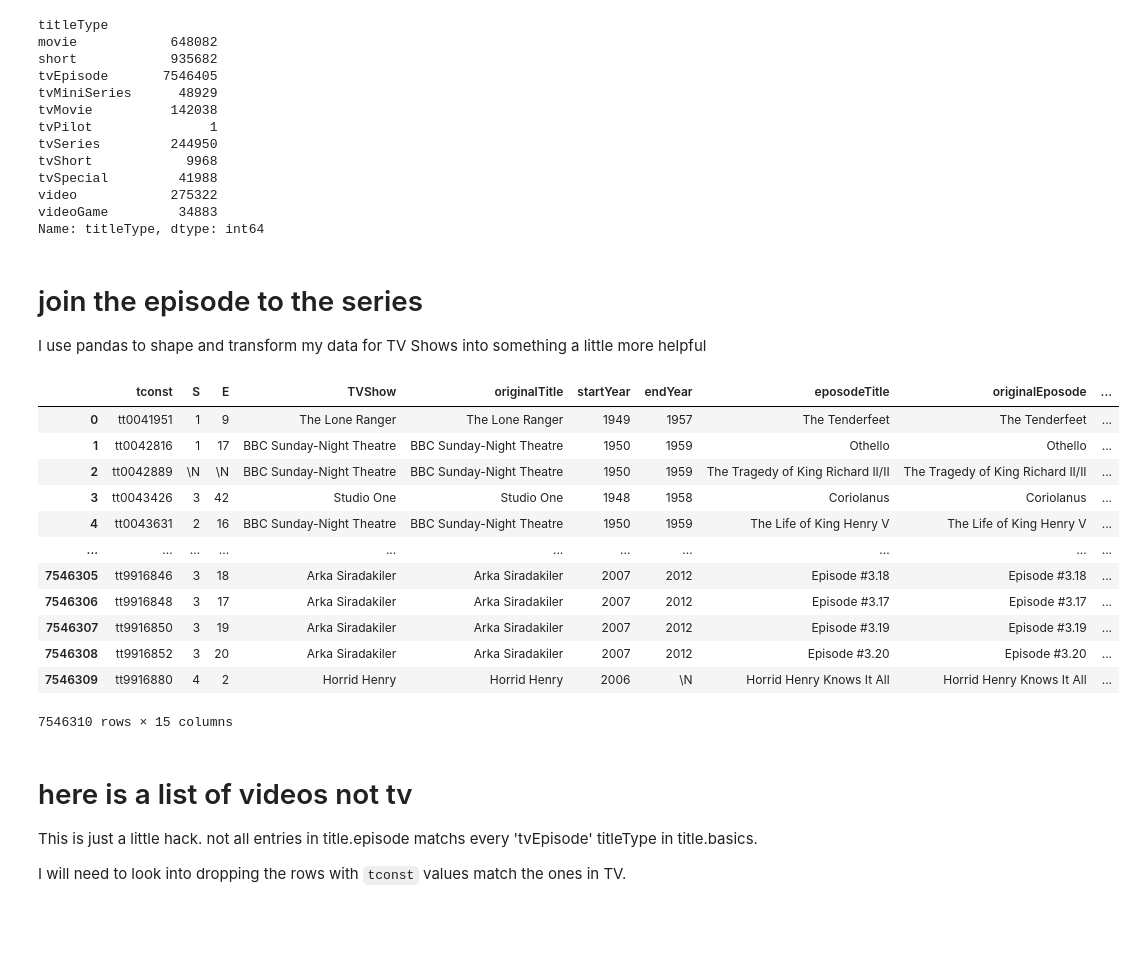
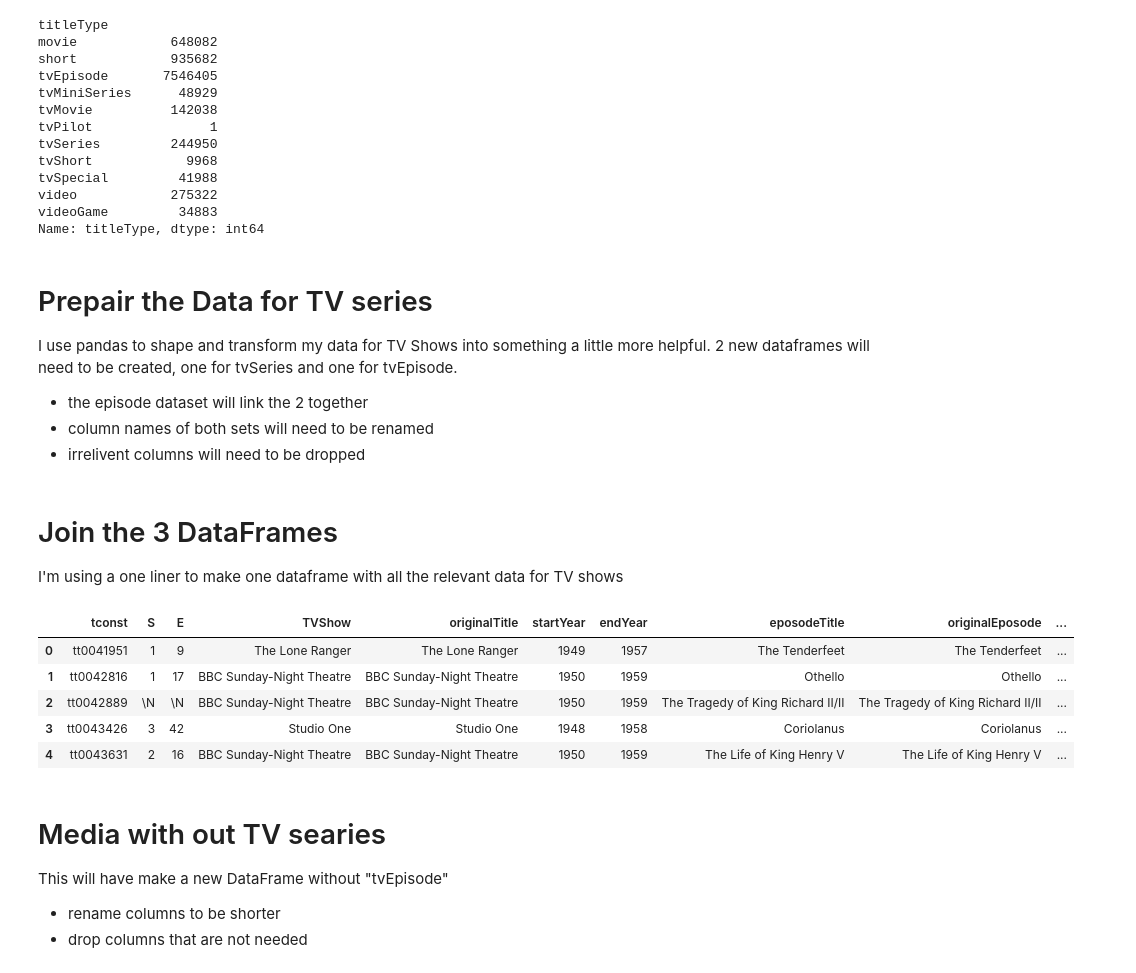
Before and after one commit to salamcast/IMDBnotebooks-DataAnalysis, a Jupyter notebook: imdb-data-pandas-playground.ipynb, the cells around one changed output. Drawn from its saved outputs; the diff is of its cells as text; code cells hidden in the pictures; blank space fills up the shorter version.

````diff
--- a/imdb-data-pandas-playground.ipynb
+++ b/imdb-data-pandas-playground.ipynb
@@ -30,2 +39,2 @@ crew_file = "/kaggle/input/imdb-basic-dataset/title.crew.tsv/data.tsv"
 # %%
-basics = pd.read_csv(tbasics_file, sep='\t')
+basics = pd.read_csv(tbasics_file, sep='\t', low_memory=False)
@@ -66,39 +77,39 @@ video            275322
 videoGame         34883
 Name: titleType, dtype: int64
 # %% [markdown]
-# join the episode to the series
+# Prepair the Data for TV series
 
-I use pandas to shape and transform my data for TV Shows into something a little more helpful
+I use pandas to shape and transform my data for TV Shows into something a little more helpful. 2 new dataframes will need to be created, one for tvSeries and one for tvEpisode.
+
+- the episode dataset will link the 2 together
+- column names of both sets will need to be renamed
+- irrelivent columns will need to be dropped
 # %%
 tvSeries = tbasics.loc[(tbasics['titleType'] == "tvSeries")].rename(columns={"tconst":"parentTconst", "primaryTitle":"TVShow"})
 # %%
 tvEpisode = tbasics.loc[(tbasics['titleType'] == "tvEpisode")].rename(columns={"primaryTitle": "eposodeTitle", "originalTitle": "originalEposode", "startYear": "year", "runtimeMinutes":"minutes"})
 # %%
 eposodes = pd.read_csv(eposode_file, sep='\t').rename(columns={"seasonNumber": "S", "episodeNumber": "E"})
+# %% [markdown]
+# Join the 3 DataFrames
+I'm using a one liner to make one dataframe with all the relevant data for TV shows
 # %%
 TV = eposodes.join(tvSeries.drop([
         'isAdult','runtimeMinutes','genres','titleType','averageRating', 'numVotes'
     ], axis=1).set_index('parentTconst'), on="parentTconst").join(tvEpisode.drop(['titleType',"endYear"], axis=1).set_index('tconst'), on="tconst").drop(['parentTconst'],axis=1)
 # %%
-TV
+TV.head()
 # %% [output]
 |  | tconst | S | E | TVShow | originalTitle | startYear | endYear | eposodeTitle | originalEposode | ... |
 | 0 | tt0041951 | 1 | 9 | The Lone Ranger | The Lone Ranger | 1949 | 1957 | The Tenderfeet | The Tenderfeet | ... |
 | 1 | tt0042816 | 1 | 17 | BBC Sunday-Night Theatre | BBC Sunday-Night Theatre | 1950 | 1959 | Othello | Othello | ... |
 | 2 | tt0042889 | \N | \N | BBC Sunday-Night Theatre | BBC Sunday-Night Theatre | 1950 | 1959 | The Tragedy of King Richard II/II | The Tragedy of King Richard II/II | ... |
 | 3 | tt0043426 | 3 | 42 | Studio One | Studio One | 1948 | 1958 | Coriolanus | Coriolanus | ... |
 | 4 | tt0043631 | 2 | 16 | BBC Sunday-Night Theatre | BBC Sunday-Night Theatre | 1950 | 1959 | The Life of King Henry V | The Life of King Henry V | ... |
-| ... | ... | ... | ... | ... | ... | ... | ... | ... | ... | ... |
-| 7546305 | tt9916846 | 3 | 18 | Arka Siradakiler | Arka Siradakiler | 2007 | 2012 | Episode #3.18 | Episode #3.18 | ... |
-| 7546306 | tt9916848 | 3 | 17 | Arka Siradakiler | Arka Siradakiler | 2007 | 2012 | Episode #3.17 | Episode #3.17 | ... |
-| 7546307 | tt9916850 | 3 | 19 | Arka Siradakiler | Arka Siradakiler | 2007 | 2012 | Episode #3.19 | Episode #3.19 | ... |
-| 7546308 | tt9916852 | 3 | 20 | Arka Siradakiler | Arka Siradakiler | 2007 | 2012 | Episode #3.20 | Episode #3.20 | ... |
-| 7546309 | tt9916880 | 4 | 2 | Horrid Henry | Horrid Henry | 2006 | \N | Horrid Henry Knows It All | Horrid Henry Knows It All | ... |
-7546310 rows × 15 columns
-# %% [markdown]
-# here is a list of videos not tv
-
-This is just a little hack.  not all entries in title.episode matchs every 'tvEpisode' titleType in title.basics.
-
-I will need to look into dropping the rows with ```tconst``` values match the ones in TV.
+# %% [markdown]
+# Media with out TV searies
+
+This will have make a new DataFrame without "tvEpisode"
+- rename columns to be shorter
+- drop columns that are not needed
 # %%
````
Also changed, not shown: parts of 27 cells of this notebook.
